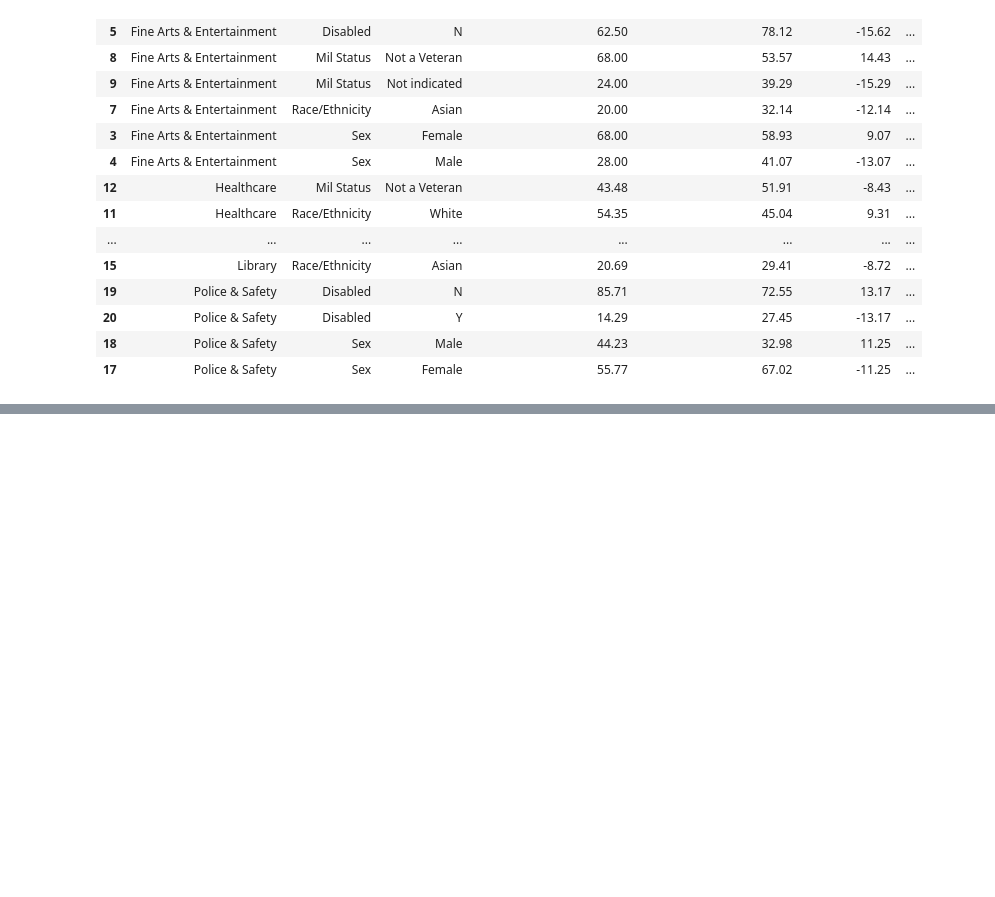
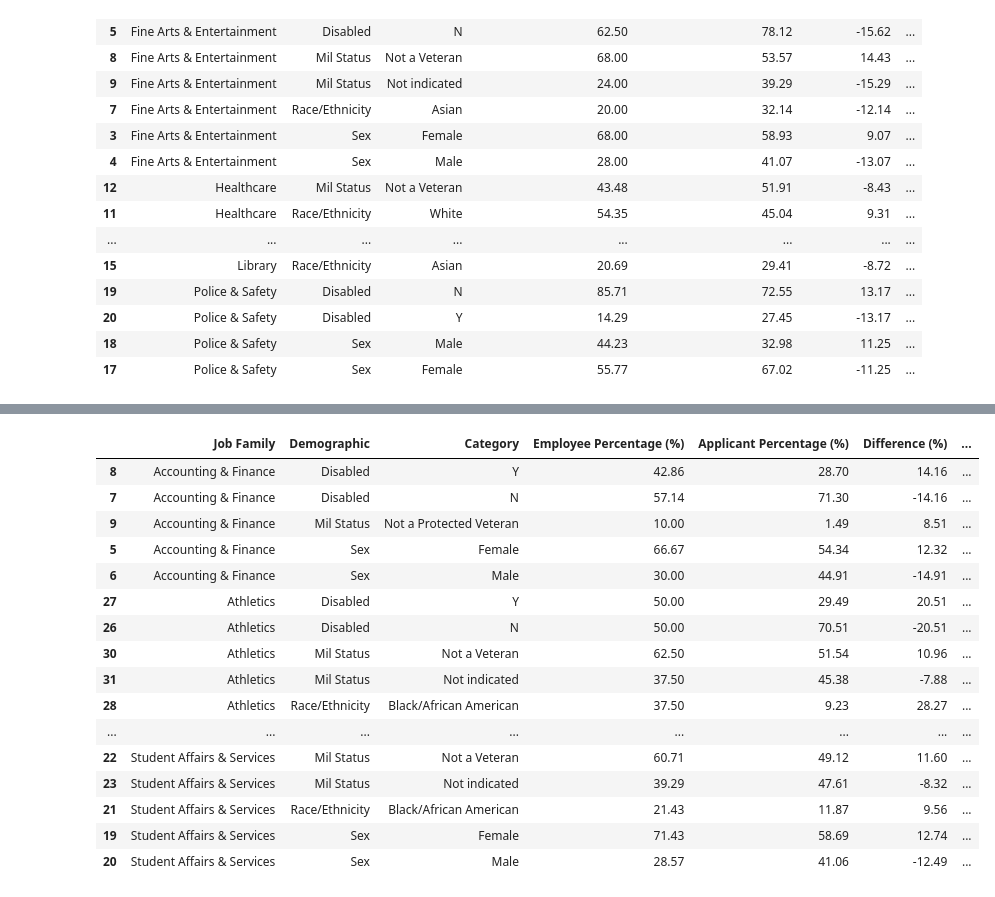
Before and after one commit to aerler101-1/OCR-Dashboard, a Jupyter notebook: OCR_Data_Analyst.ipynb, the cells around one changed output, grey strips where cells are left out. Saved outputs shown, nothing was run; the diff lists cells and outputs as text; code cells hidden in the pictures; blank space fills up the shorter version.

```diff
--- a/OCR_Data_Analyst.ipynb
+++ b/OCR_Data_Analyst.ipynb
@@ -178,0 +209,68 @@ Significant Differences in Demographics by Job Family
+# %%
+significant_differences = []
+job_families = employee_subset_df["Job Family"].dropna().unique()
+demographic_columns = ["Sex", "Disabled", "Disab Vet", "Race/Ethnicity", "Mil Status"]
+
+# Iterate over all job families and demographic columns
+for job_family in job_families:
+    for demographic in demographic_columns:
+        # Filter employee and applicant data for the current job family
+        employee_subset =employee_subset_df[employee_df["Job Family"] == job_family]
+        applicant_subset = applicant_df[applicant_df["Job Family"] == job_family]
+
+        # Calculate percentage distributions
+        employee_counts = employee_subset[demographic].value_counts(normalize=True) * 100
+        applicant_counts = applicant_subset[demographic].value_counts(normalize=True) * 100
+
+        # Calculate raw counts
+        employee_raw_counts = employee_subset[demographic].value_counts()
+        applicant_raw_counts = applicant_subset[demographic].value_counts()
+
+        # Align the indices for comparison (fill missing categories with 0%)
+        combined_categories = employee_counts.index.union(applicant_counts.index)
+        employee_counts = employee_counts.reindex(combined_categories, fill_value=0)
+        applicant_counts = applicant_counts.reindex(combined_categories, fill_value=0)
+        employee_raw_counts = employee_raw_counts.reindex(combined_categories, fill_value=0)
+        applicant_raw_counts = applicant_raw_counts.reindex(combined_categories, fill_value=0)
+
+        # Calculate differences
+        differences = employee_counts - applicant_counts
+
+        # Store significant differences if absolute value exceeds 7.5%
+        significant = differences[abs(differences) > 7.5]
+
+        if not significant.empty:
+            for category in significant.index:
+                significant_differences.append({
+                    "Job Family": job_family,
+                    "Demographic": demographic,
+                    "Category": category,
+                    "Employee Percentage (%)": round(employee_counts[category], 2),
+                    "Applicant Percentage (%)": round(applicant_counts[category], 2),
+                    "Difference (%)": round(differences[category], 2),  # Positive or negative
+                    "Employee Count": int(employee_raw_counts[category]),
+                    "Applicant Count": int(applicant_raw_counts[category])
+                })
+
+# Display significant differences
+if significant_differences:
+    significant_df = pd.DataFrame(significant_differences)
+    significant_df = significant_df.sort_values(by=["Job Family", "Demographic", "Difference (%)"], ascending=[True, True, False])
+
+    # Pretty display with pandas styling
+    styled_df = significant_df.style.format({
+        "Employee Percentage (%)": "{:.2f}",
+        "Applicant Percentage (%)": "{:.2f}",
+        "Difference (%)": "{:.2f}"
+    }).set_table_styles([
+        {"selector": "th", "props": [("font-weight", "bold"), ("text-align", "center")]},
+        {"selector": "td", "props": [("text-align", "center")]}
+    ]).set_caption("Significant Differences in Demographics by Job Family")
+
+    # Show the styled table
+    display(styled_df)
+else:
+    print("No significant differences found.")
+
+significant_df.to_csv("Significant Differences in Demographics by Job Family Subset.csv", index=False)
+# %% [output]
@@ -178,0 +278,17 @@ Significant Differences in Demographics by Job Family
+|  | Job Family | Demographic | Category | Employee Percentage (%) | Applicant Percentage (%) | Difference (%) | ... |
+| 8 | Accounting & Finance | Disabled | Y | 42.86 | 28.70 | 14.16 | ... |
+| 7 | Accounting & Finance | Disabled | N | 57.14 | 71.30 | -14.16 | ... |
+| 9 | Accounting & Finance | Mil Status | Not a Protected Veteran | 10.00 | 1.49 | 8.51 | ... |
+| 5 | Accounting & Finance | Sex | Female | 66.67 | 54.34 | 12.32 | ... |
+| 6 | Accounting & Finance | Sex | Male | 30.00 | 44.91 | -14.91 | ... |
+| 27 | Athletics | Disabled | Y | 50.00 | 29.49 | 20.51 | ... |
+| 26 | Athletics | Disabled | N | 50.00 | 70.51 | -20.51 | ... |
+| 30 | Athletics | Mil Status | Not a Veteran | 62.50 | 51.54 | 10.96 | ... |
+| 31 | Athletics | Mil Status | Not indicated | 37.50 | 45.38 | -7.88 | ... |
+| 28 | Athletics | Race/Ethnicity | Black/African American | 37.50 | 9.23 | 28.27 | ... |
+| ... | ... | ... | ... | ... | ... | ... | ... |
+| 22 | Student Affairs & Services | Mil Status | Not a Veteran | 60.71 | 49.12 | 11.60 | ... |
+| 23 | Student Affairs & Services | Mil Status | Not indicated | 39.29 | 47.61 | -8.32 | ... |
+| 21 | Student Affairs & Services | Race/Ethnicity | Black/African American | 21.43 | 11.87 | 9.56 | ... |
+| 19 | Student Affairs & Services | Sex | Female | 71.43 | 58.69 | 12.74 | ... |
+| 20 | Student Affairs & Services | Sex | Male | 28.57 | 41.06 | -12.49 | ... |
```
Also changed, not shown: parts of 4 cells of this notebook.
